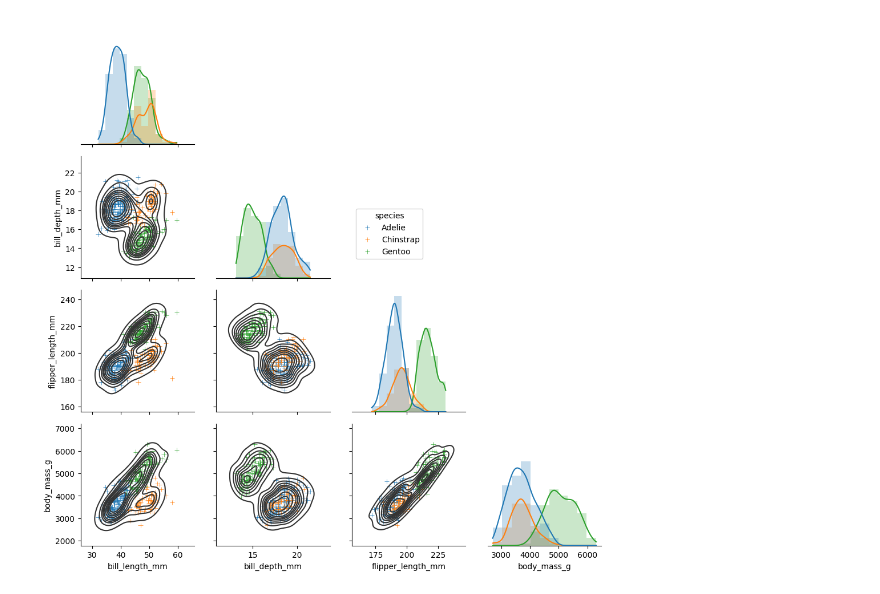
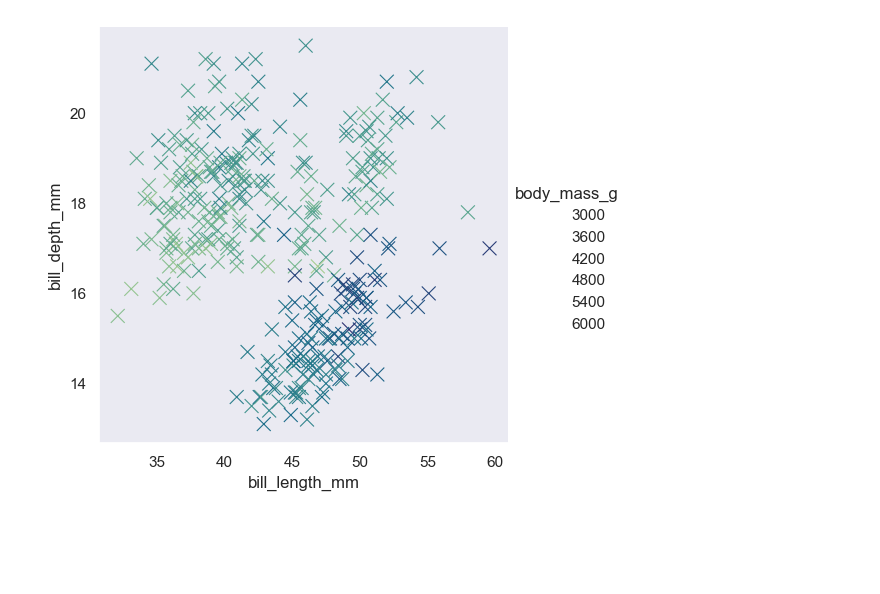
Before and after one commit to XavZol/Seaborn, a Jupyter notebook: Seaborn_New.ipynb, the cells around one changed output. Saved outputs shown, nothing was run; the diff lists cells and outputs as text; code cells hidden in the pictures; blank space fills up the shorter version.

```diff
--- a/Seaborn_New.ipynb
+++ b/Seaborn_New.ipynb
@@ -1,23 +1,18 @@
-# %%
-import seaborn as sns
-import matplotlib.pyplot as plt
-
-pinguinos = sns.load_dataset("penguins")
-g = sns.PairGrid(pinguinos,
-                    hue="species",
-                    corner=True)
-g.map_lower(sns.kdeplot,
-            hue=None,
-            level=5,
-            color=".2")
-g.map_lower(sns.scatterplot,
-            marker="+")
-g.map_diag(sns.histplot,
-            element="step",
-            linewidth=0,
-            kde=True)
-g.add_legend(frameon=True)
-g.legend.set_bbox_to_anchor((.61, .6))
-plt.show()
-# %% [output]
-[figure, removed]
+# %%
+import seaborn as sns
+import matplotlib.pyplot as plt
+
+pinguinos = sns.load_dataset("penguins")
+
+sns.set_theme(style="dark")
+
+sns.relplot(data=pinguinos,
+            x="bill_length_mm",
+            y="bill_depth_mm",
+            hue="body_mass_g",
+            palette="crest",
+            marker="x",
+            s=100)
+plt.show()
+# %% [output]
+[figure, added]
```
Also changed, not shown: parts of 2 cells of this notebook, 1 other file.
